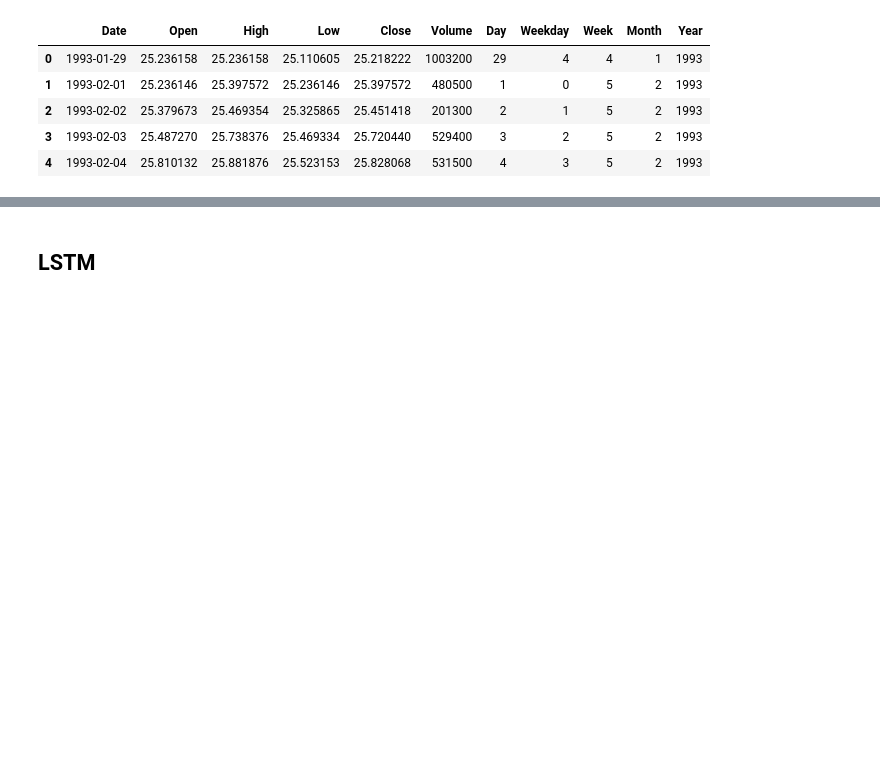
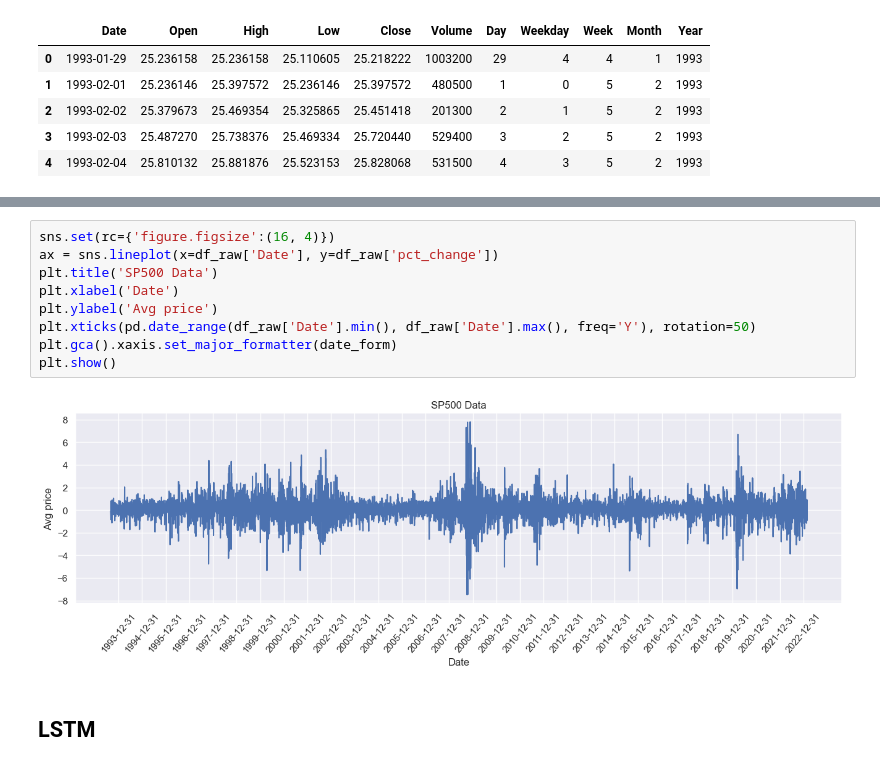
Before and after one commit to okenreed/aai501_final, a Jupyter notebook: final.ipynb, the cells around one changed output, grey strips where cells are left out. Cells and saved outputs as stored; diff of their text form; blank space fills up the shorter version.

```diff
--- a/final.ipynb
+++ b/final.ipynb
@@ -43,3 +77,14 @@ plt.show()
+# %%
+sns.set(rc={'figure.figsize':(16, 4)})
+ax = sns.lineplot(x=df_raw['Date'], y=df_raw['pct_change'])
+plt.title('SP500 Data')
+plt.xlabel('Date')
+plt.ylabel('Avg price')
+plt.xticks(pd.date_range(df_raw['Date'].min(), df_raw['Date'].max(), freq='Y'), rotation=50)
+plt.gca().xaxis.set_major_formatter(date_form)
+plt.show()
+# %% [output]
+[figure, added]
 # %% [markdown]
 ## LSTM
 # %%
```
Also changed, not shown: parts of 11 cells of this notebook.
